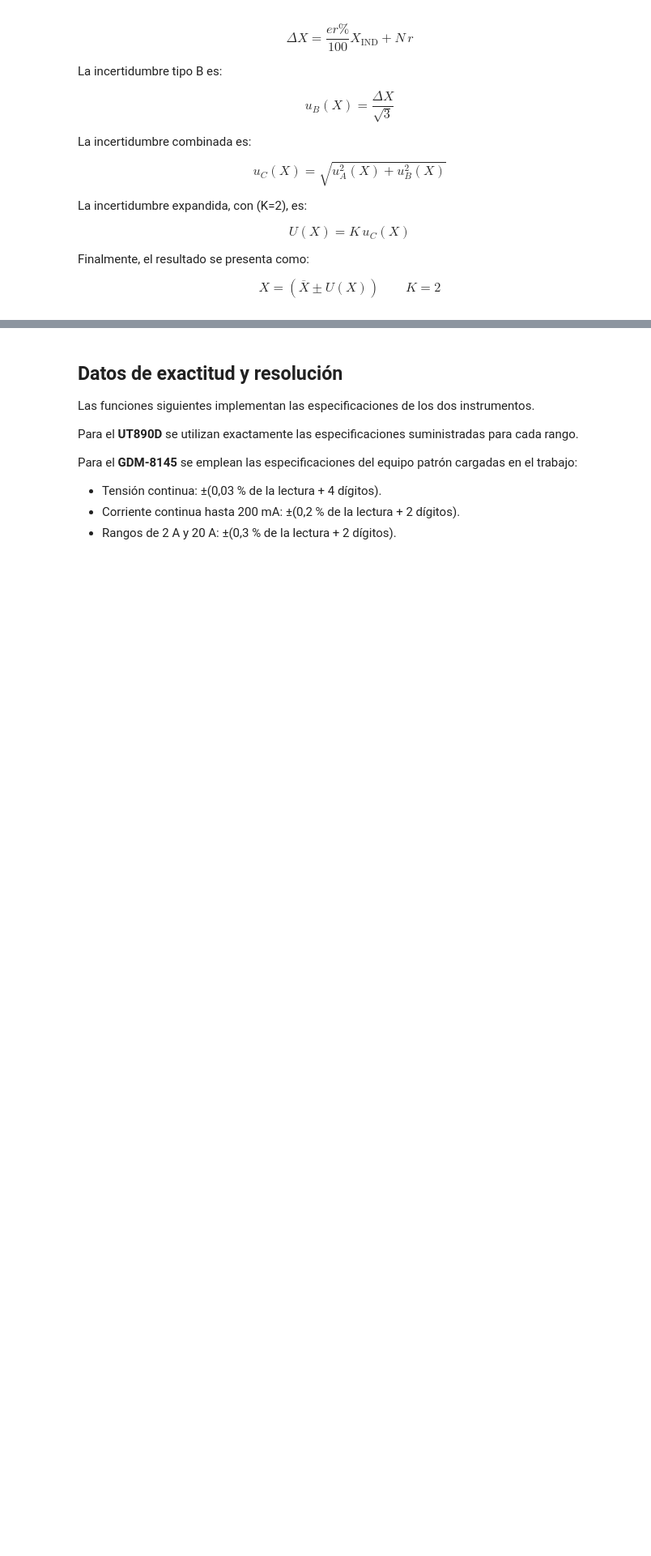
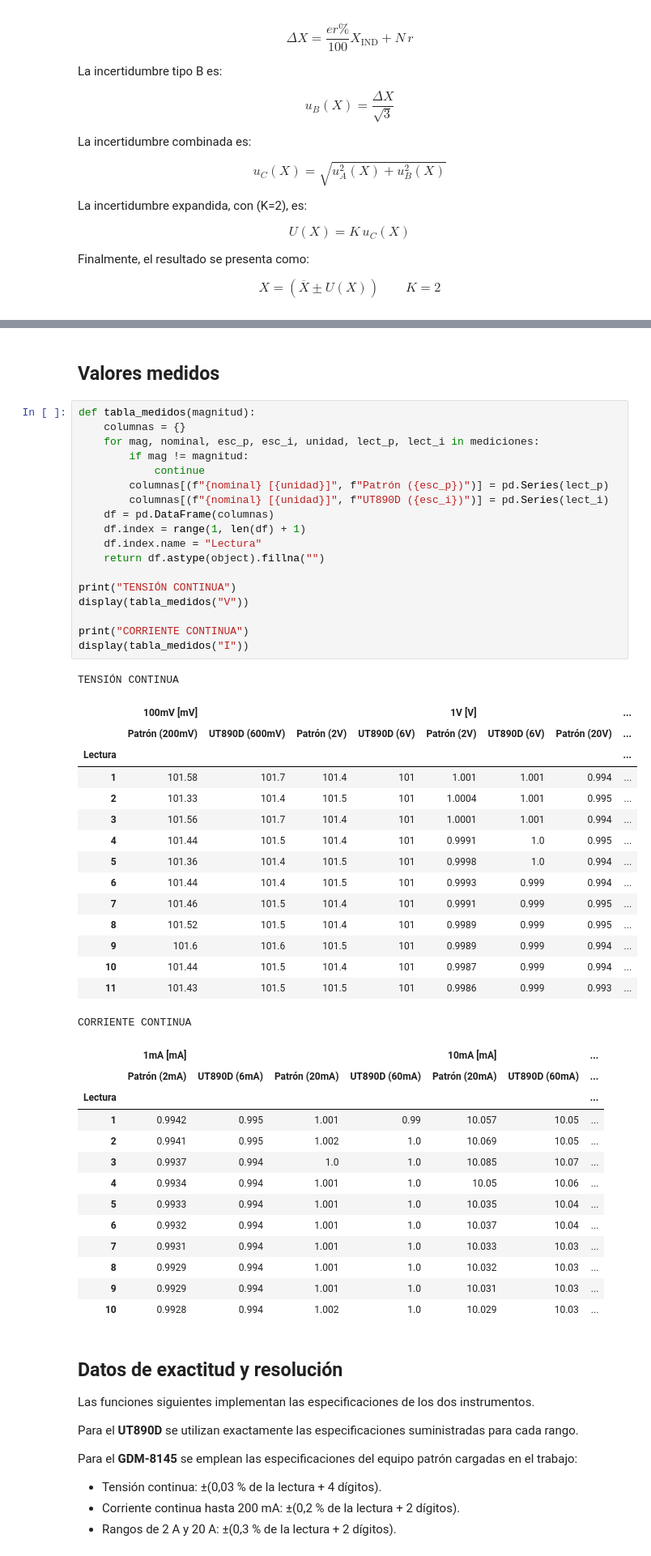
Before and after one commit to Mati-Mar/ME1_Grupo2, a Jupyter notebook: TPL3/R4052_TPL3_G2.ipynb, the cells around one changed output, grey strips where cells are left out. Shown at 81% size. Saved outputs shown, nothing was run; the diff lists cells and outputs as text; blank space fills up the shorter version.

```diff
--- a/TPL3/R4052_TPL3_G2.ipynb
+++ b/TPL3/R4052_TPL3_G2.ipynb
@@ -148,3 +210,53 @@ grupos = [{'magnitud': 'V', 'valor_nominal': '100mV', 'escala_patron': '200mV',
+# %% [markdown]
+## Valores medidos
+# %%
+def tabla_medidos(magnitud):
+    columnas = {}
+    for mag, nominal, esc_p, esc_i, unidad, lect_p, lect_i in mediciones:
+        if mag != magnitud:
+            continue
+        columnas[(f"{nominal} [{unidad}]", f"Patrón ({esc_p})")] = pd.Series(lect_p)
+        columnas[(f"{nominal} [{unidad}]", f"UT890D ({esc_i})")] = pd.Series(lect_i)
+    df = pd.DataFrame(columnas)
+    df.index = range(1, len(df) + 1)
+    df.index.name = "Lectura"
+    return df.astype(object).fillna("")
+
+print("TENSIÓN CONTINUA")
+display(tabla_medidos("V"))
+
+print("CORRIENTE CONTINUA")
+display(tabla_medidos("I"))
+# %% [output]
+TENSIÓN CONTINUA
+|  | 100mV [mV] |  |  |  | 1V [V] |  |  | ... |
+|  | Patrón (200mV) | UT890D (600mV) | Patrón (2V) | UT890D (6V) | Patrón (2V) | UT890D (6V) | Patrón (20V) | ... |
+| Lectura |  |  |  |  |  |  |  | ... |
+| 1 | 101.58 | 101.7 | 101.4 | 101 | 1.001 | 1.001 | 0.994 | ... |
+| 2 | 101.33 | 101.4 | 101.5 | 101 | 1.0004 | 1.001 | 0.995 | ... |
+| 3 | 101.56 | 101.7 | 101.4 | 101 | 1.0001 | 1.001 | 0.994 | ... |
+| 4 | 101.44 | 101.5 | 101.4 | 101 | 0.9991 | 1.0 | 0.995 | ... |
+| 5 | 101.36 | 101.4 | 101.5 | 101 | 0.9998 | 1.0 | 0.994 | ... |
+| 6 | 101.44 | 101.4 | 101.5 | 101 | 0.9993 | 0.999 | 0.994 | ... |
+| 7 | 101.46 | 101.5 | 101.4 | 101 | 0.9991 | 0.999 | 0.995 | ... |
+| 8 | 101.52 | 101.5 | 101.4 | 101 | 0.9989 | 0.999 | 0.995 | ... |
+| 9 | 101.6 | 101.6 | 101.5 | 101 | 0.9989 | 0.999 | 0.994 | ... |
+| 10 | 101.44 | 101.5 | 101.4 | 101 | 0.9987 | 0.999 | 0.994 | ... |
+| 11 | 101.43 | 101.5 | 101.5 | 101 | 0.9986 | 0.999 | 0.993 | ... |
+CORRIENTE CONTINUA
+|  | 1mA [mA] |  |  |  | 10mA [mA] |  | ... |
+|  | Patrón (2mA) | UT890D (6mA) | Patrón (20mA) | UT890D (60mA) | Patrón (20mA) | UT890D (60mA) | ... |
+| Lectura |  |  |  |  |  |  | ... |
+| 1 | 0.9942 | 0.995 | 1.001 | 0.99 | 10.057 | 10.05 | ... |
+| 2 | 0.9941 | 0.995 | 1.002 | 1.0 | 10.069 | 10.05 | ... |
+| 3 | 0.9937 | 0.994 | 1.0 | 1.0 | 10.085 | 10.07 | ... |
+| 4 | 0.9934 | 0.994 | 1.001 | 1.0 | 10.05 | 10.06 | ... |
+| 5 | 0.9933 | 0.994 | 1.001 | 1.0 | 10.035 | 10.04 | ... |
+| 6 | 0.9932 | 0.994 | 1.001 | 1.0 | 10.037 | 10.04 | ... |
+| 7 | 0.9931 | 0.994 | 1.001 | 1.0 | 10.033 | 10.03 | ... |
+| 8 | 0.9929 | 0.994 | 1.001 | 1.0 | 10.032 | 10.03 | ... |
+| 9 | 0.9929 | 0.994 | 1.001 | 1.0 | 10.031 | 10.03 | ... |
+| 10 | 0.9928 | 0.994 | 1.002 | 1.0 | 10.029 | 10.03 | ... |
 # %% [markdown]
 ## Datos de exactitud y resolución
 
```
Also changed, not shown: parts of 8 cells of this notebook, 3 other files.
